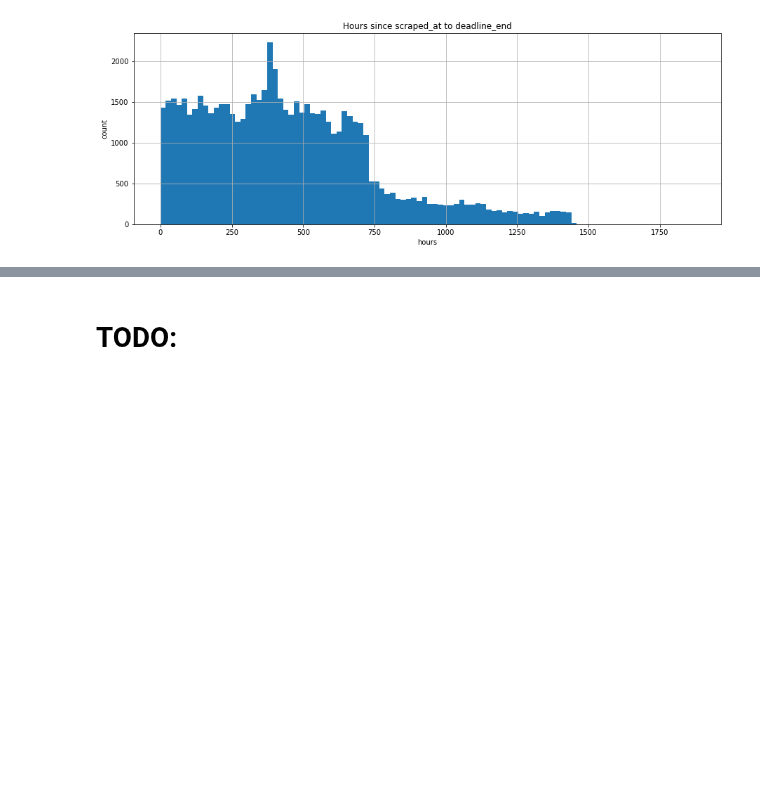
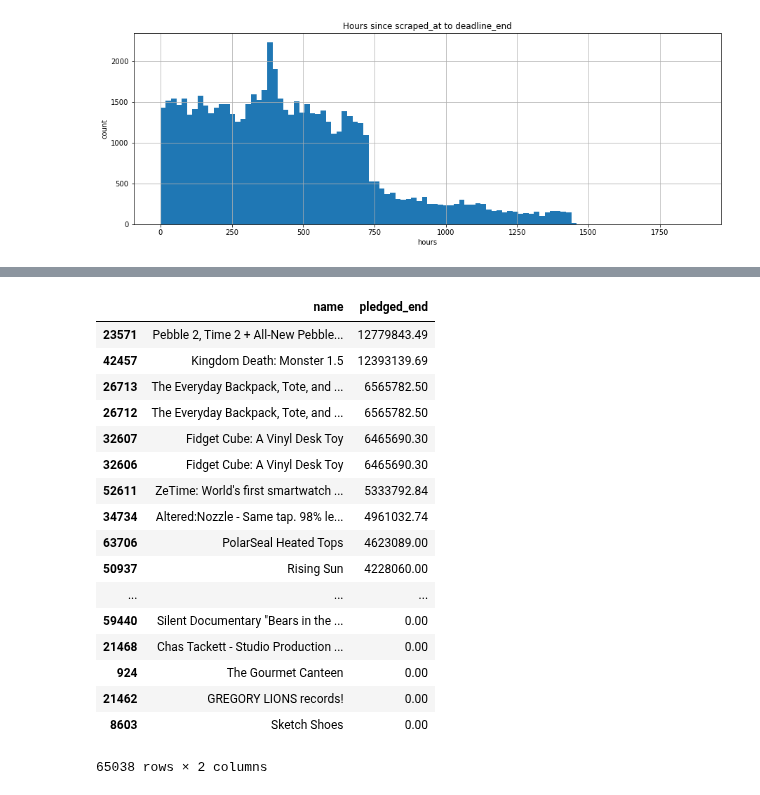
Before and after one commit to blanarik/kickstarter_success_prediction, a Jupyter notebook: 02_Kickstarter_data_integration.ipynb, the cells around one changed output, grey strips where cells are left out. Drawn from its saved outputs; the diff is of its cells as text; code cells hidden in the pictures; blank space fills up the shorter version.

```diff
--- a/02_Kickstarter_data_integration.ipynb
+++ b/02_Kickstarter_data_integration.ipynb
@@ -539,4 +563,23 @@ Series([], Name: scraped_at, dtype: int64)
+# %%
+df_projects[['name','pledged_end']].sort_values(by='pledged_end', ascending=False)
+# %% [output]
+|  | name | pledged_end |
+| 23571 | Pebble 2, Time 2 + All-New Pebble... | 12779843.49 |
+| 42457 | Kingdom Death: Monster 1.5 | 12393139.69 |
+| 26713 | The Everyday Backpack, Tote, and ... | 6565782.50 |
+| 26712 | The Everyday Backpack, Tote, and ... | 6565782.50 |
+| 32607 | Fidget Cube: A Vinyl Desk Toy | 6465690.30 |
+| 32606 | Fidget Cube: A Vinyl Desk Toy | 6465690.30 |
+| 52611 | ZeTime: World's first smartwatch ... | 5333792.84 |
+| 34734 | Altered:Nozzle - Same tap. 98% le... | 4961032.74 |
+| 63706 | PolarSeal Heated Tops | 4623089.00 |
+| 50937 | Rising Sun | 4228060.00 |
+| ... | ... | ... |
+| 59440 | Silent Documentary "Bears in the ... | 0.00 |
+| 21468 | Chas Tackett - Studio Production ... | 0.00 |
+| 924 | The Gourmet Canteen | 0.00 |
+| 21462 | GREGORY LIONS records! | 0.00 |
+| 8603 | Sketch Shoes | 0.00 |
+65038 rows × 2 columns
 # %%
 df_projects.to_csv('data/projects_merged.csv')
-# %% [markdown]
-# TODO:
```
Also changed, not shown: parts of 13 cells of this notebook, 1 other file.
